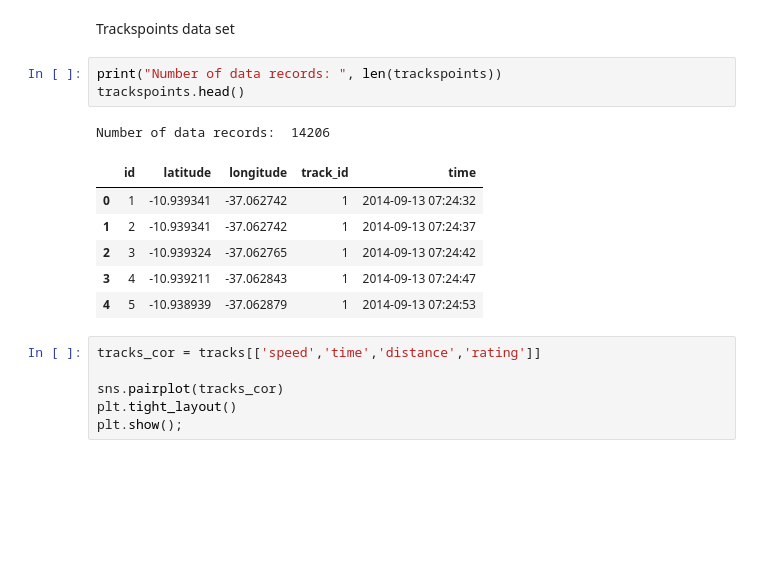
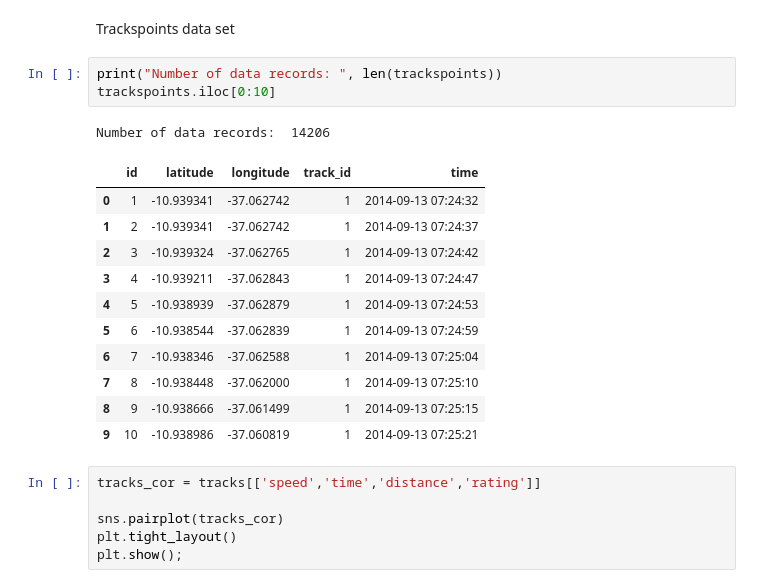
Before and after one commit to MoBran/bi2_project, a Jupyter notebook: src/model_building.ipynb, the cells around one changed output. Cells and saved outputs as stored; diff of their text form; blank space fills up the shorter version.

```diff
--- a/src/model_building.ipynb
+++ b/src/model_building.ipynb
@@ -85,15 +95,20 @@ sns.boxplot(data=tracks[['speed','time','distance']]);
 Trackspoints data set
 # %%
 print("Number of data records: ", len(trackspoints))
-trackspoints.head()
+trackspoints.iloc[0:10]
 # %% [output]
 Number of data records:  14206
 |  | id | latitude | longitude | track_id | time |
 | 0 | 1 | -10.939341 | -37.062742 | 1 | 2014-09-13 07:24:32 |
 | 1 | 2 | -10.939341 | -37.062742 | 1 | 2014-09-13 07:24:37 |
 | 2 | 3 | -10.939324 | -37.062765 | 1 | 2014-09-13 07:24:42 |
 | 3 | 4 | -10.939211 | -37.062843 | 1 | 2014-09-13 07:24:47 |
 | 4 | 5 | -10.938939 | -37.062879 | 1 | 2014-09-13 07:24:53 |
+| 5 | 6 | -10.938544 | -37.062839 | 1 | 2014-09-13 07:24:59 |
+| 6 | 7 | -10.938346 | -37.062588 | 1 | 2014-09-13 07:25:04 |
+| 7 | 8 | -10.938448 | -37.062000 | 1 | 2014-09-13 07:25:10 |
+| 8 | 9 | -10.938666 | -37.061499 | 1 | 2014-09-13 07:25:15 |
+| 9 | 10 | -10.938986 | -37.060819 | 1 | 2014-09-13 07:25:21 |
 # %%
 tracks_cor = tracks[['speed','time','distance','rating']]
 
```
Also changed, not shown: parts of 32 cells of this notebook, 5 other files.
